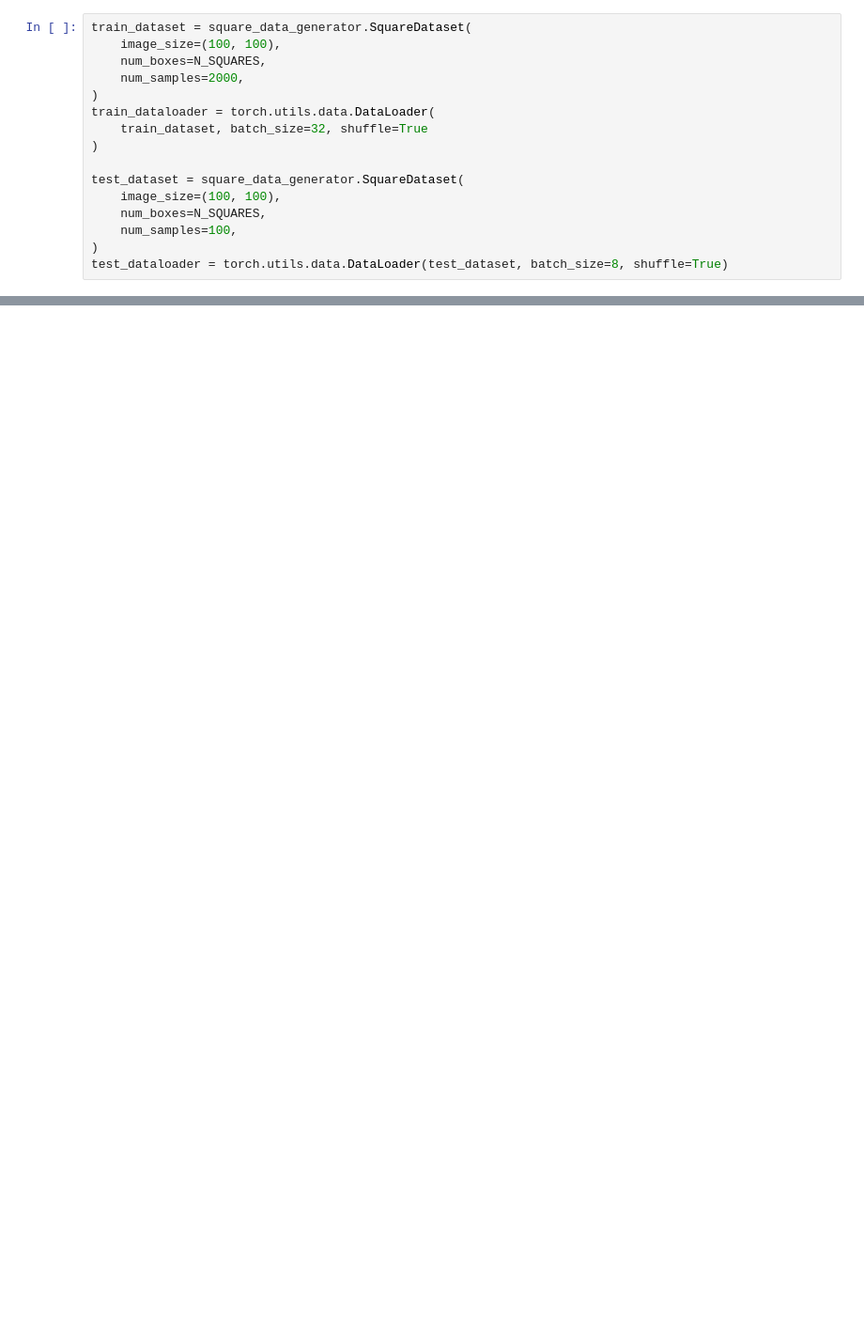
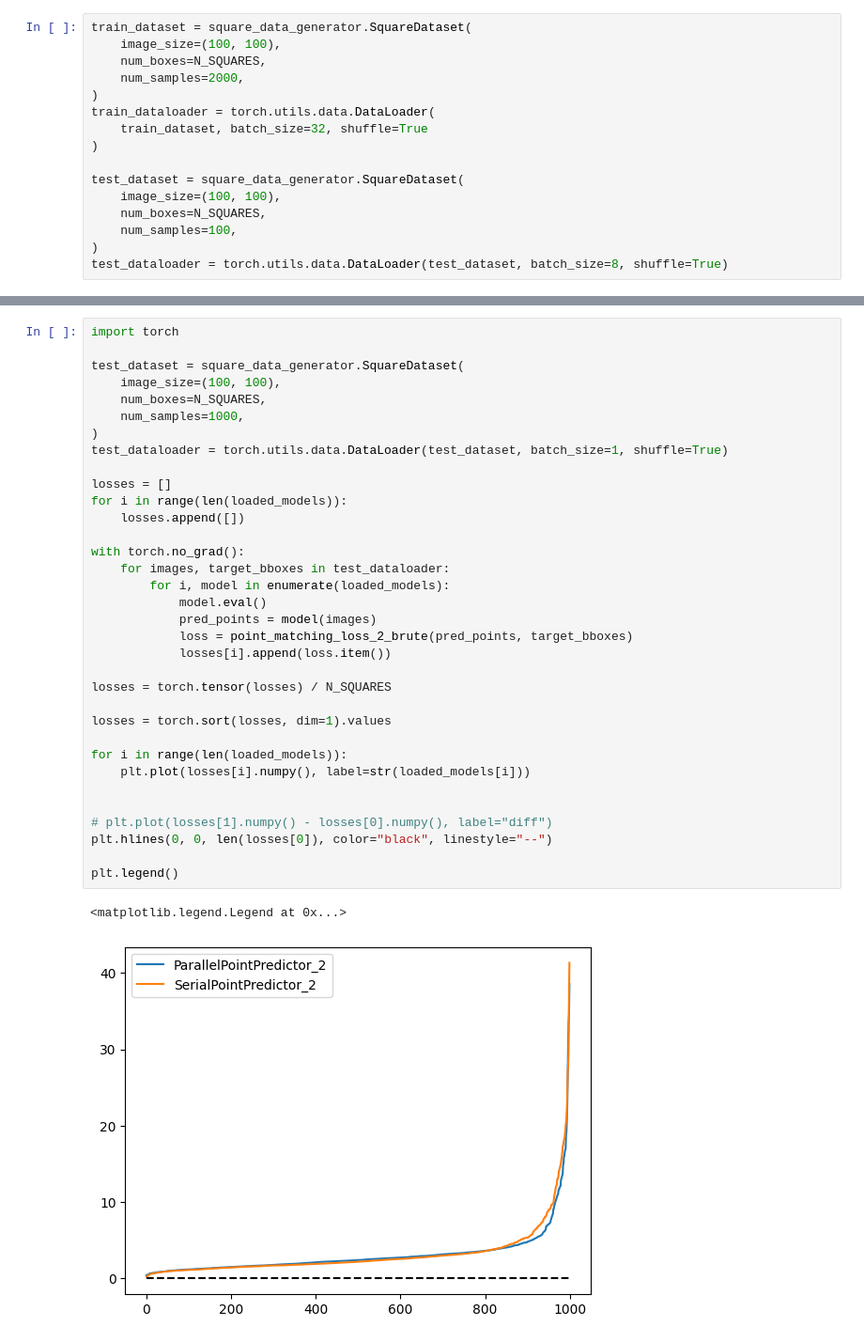
Before and after one commit to Whatisthisname/bbox-diffusion, a Jupyter notebook: toy_dataset.ipynb, the cells around one changed output, grey strips where cells are left out. Shown: that part at 94% size. Saved outputs shown, nothing was run; the diff lists cells and outputs as text; blank space fills up the shorter version.

```diff
--- a/toy_dataset.ipynb
+++ b/toy_dataset.ipynb
@@ -335,0 +354,37 @@ with torch.no_grad():
+# %%
+import torch
+
+test_dataset = square_data_generator.SquareDataset(
+    image_size=(100, 100),
+    num_boxes=N_SQUARES,
+    num_samples=1000,
+)
+test_dataloader = torch.utils.data.DataLoader(test_dataset, batch_size=1, shuffle=True)
+
+losses = []
+for i in range(len(loaded_models)):
+    losses.append([])
+
+with torch.no_grad():
+    for images, target_bboxes in test_dataloader:
+        for i, model in enumerate(loaded_models):
+            model.eval()
+            pred_points = model(images)
+            loss = point_matching_loss_2_brute(pred_points, target_bboxes)
+            losses[i].append(loss.item())
+
+losses = torch.tensor(losses) / N_SQUARES
+
+losses = torch.sort(losses, dim=1).values
+
+for i in range(len(loaded_models)):
+    plt.plot(losses[i].numpy(), label=str(loaded_models[i]))
+
+
+# plt.plot(losses[1].numpy() - losses[0].numpy(), label="diff")
+plt.hlines(0, 0, len(losses[0]), color="black", linestyle="--")
+
+plt.legend()
+# %% [output]
+<matplotlib.legend.Legend at 0x...>
+[figure, added]
```
Also changed, not shown: parts of 6 cells of this notebook, 5 other files.
